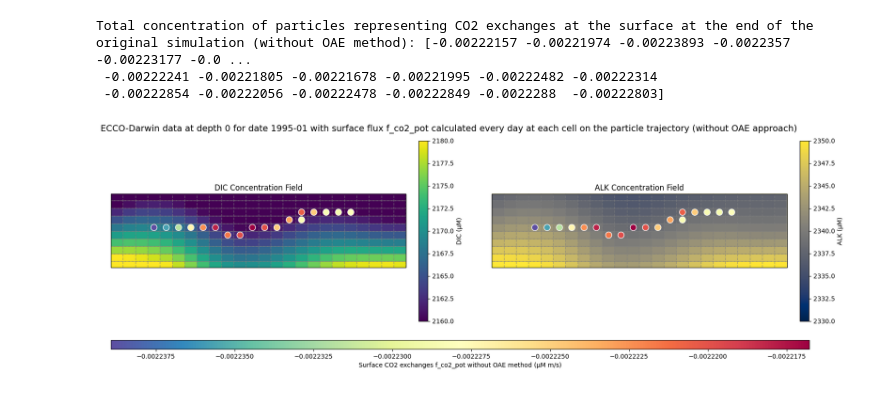
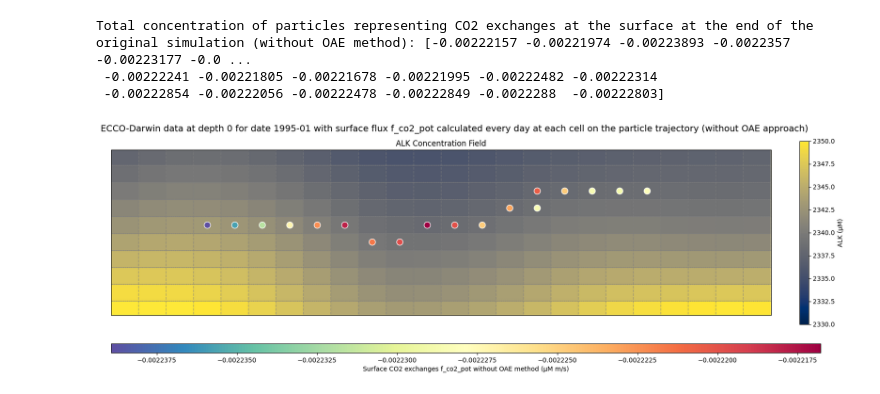
Before and after one commit to ocebousquet/rapid_mCDR_horizontal, a Jupyter notebook: RapidmCDR/LLC270_OceanParcels_rapidmCDR.ipynb, the cells around one changed output. Saved outputs shown, nothing was run; the diff lists cells and outputs as text; code cells hidden in the pictures.

```diff
--- a/RapidmCDR/LLC270_OceanParcels_rapidmCDR.ipynb
+++ b/RapidmCDR/LLC270_OceanParcels_rapidmCDR.ipynb
@@ -83,9 +83,10 @@ fieldset.add_field(field_f_co2_pot)
 for f in [fieldset.U, fieldset.V, fieldset.ALK0, fieldset.DIC0, fieldset.DIC, fieldset.ALK]:
     f.data = f.data.astype(np.float64)
 
-# Enable data writing for final DIC and ALK fields
+# Enable data writing for final DIC, ALK and f_co2_pot fields
 fieldset.ALK0.to_write = True
 fieldset.DIC0.to_write = True
+fieldset.f_co2_pot.to_write = True
 # %%
 R = 6371e3  # Average radius of the Earth in meters
 print("Values of velocities U and V in m/s", fieldset.U.data[0, 312, 648], fieldset.V.data[0, 312, 648])
@@ -176,7 +177,7 @@ plt.show()
 ### 1) b. Load the monthly mean forcing data of rapid-mCDR model at the desired area from ECCO-Darwin dataset
 # %%
 # Load the monthly mean forcing data
-data = xr.open_dataset(f"C:\\Users\\ocean\\PycharmProjects\\Master MIX\\StageM2\\ED-OP\\DatasLLC270\\{region}_monthly_mean_forcing_data.nc")
+data = xr.open_dataset(f"C:\\Users\\ocean\\PycharmProjects\\Master MIX\\StageM2\\ED-OP\\DatasLLC270\\{region}_monthly_mean_forcing_data_RapidmCDR.nc")
 
 # Select the time of the data
 data = data.sel(year_month=date)
@@ -196,4 +197,3 @@ fieldset.add_constant("alk_forcing", alk_forcing / area)
 # Add the thickness of the first cell of the vertical grid to the fieldset
 dz = np.abs(Zl[1:] - Zl[:-1]) # Thickness of the vertical grid cells in the rapid-mCDR model
 fieldset.add_constant("dz", dz[0]) # Thickness of the first vertical layer
-Zl
@@ -287,6 +277,7 @@ def RapidmCDRModel(particle, fieldset, time):
     # Update the concentration field time to ensure temporal consistency
     fieldset.ALK0.grid.time[0] = time
     fieldset.DIC0.grid.time[0] = time
+    fieldset.f_co2_pot.grid.time[0] = time
 # %%
 def AdvectionParticle(particle, fieldset, time):
     """
@@ -604,12 +595,12 @@ Total concentration of particles representing CO2 exchanges at the surface at th
 # %%
 # Plotting parameters
 extent = [-3, 5, -50, -48]
-var_names = ["DIC", "ALK"]
+var_names = ["ALK", "DIC"]
 flux_name = "f_co2_pot"
-fields = [fieldset.DIC.data[0], fieldset.ALK.data[0]]  # µMol C and µMol ALK
-cmaps = ["viridis", "cividis"]
-vmins = [2160, 2330]
-vmaxs = [2180, 2350]
+fields = [fieldset.ALK.data[0], fieldset.DIC.data[0]]  # µMol ALK and µMol C (carbon)
+cmaps = ["cividis", "viridis"]
+vmins = [2330, 2160]
+vmaxs = [2350, 2180]
 
 # Grid coordinates
 longitudes = fieldset.DIC.grid.lon
@@ -623,40 +614,40 @@ f_co2_pot_mask = f_co2_pot[valid_mask]
 
 # Create figure
 fig = plt.figure(figsize=(20, 6))
-gs = gridspec.GridSpec(2, 2, height_ratios=[20, 1])
+gs = gridspec.GridSpec(2, 1, height_ratios=[20, 1])
 fig.suptitle(f"ECCO-Darwin data at depth {depth} for date {date} with surface flux {flux_name} calculated every day at each cell on the particle trajectory (without OAE approach)", fontsize=14, y=0.94)
 
 # Create the two map plots
-for i in range(2):
+for i in range(1):
     ax = fig.add_subplot(gs[0, i], projection=ccrs.PlateCarree())
     ax.set_extent(extent, crs=ccrs.PlateCarree())  # Set the map extent
     ax.add_feature(cfeature.LAND, edgecolor="black", facecolor="floralwhite")  # Add land features
 
     # Display the concentration field
     mesh = ax.pcolormesh(longitudes, latitudes, fields[i], transform=ccrs.PlateCarree(), cmap=cmaps[i], vmin=vmins[i], vmax=vmaxs[i])
 
     # Add velocity gridlines (U and V grid)
     for x in range(fieldset.V.grid.lon.shape[0]):
         ax.plot(fieldset.V.grid.lon[x, :], fieldset.V.grid.lat[x, :], color='gray', linewidth=1.1, linestyle='--', transform=ccrs.PlateCarree(), alpha=0.6)
     for y in range(fieldset.U.grid.lon.shape[1]):
         ax.plot(fieldset.U.grid.lon[:, y], fieldset.U.grid.lat[:, y], color='gray', linewidth=1.1, linestyle='--', transform=ccrs.PlateCarree(), alpha=0.6)
 
     # Add f_co2_pot values as scatter points
     cbar = ax.scatter(lon_mask, lat_mask, c=f_co2_pot_mask, transform=ccrs.PlateCarree(), s=100, edgecolor="white", cmap="Spectral_r")
 
     ax.set_title(f"{var_names[i]} Concentration Field")
     ax.set_xlabel("Longitude")
     ax.set_ylabel("Latitude")
 
     # Colorbar for the background field (DIC or ALK)
     cbar_main = fig.colorbar(mesh, ax=ax, orientation="vertical", fraction=0.03, pad=0.04)
     cbar_main.set_label(f"{var_names[i]} (µM)")
 
 # Colorbar for the particle flux
 cax = fig.add_subplot(gs[1, :])
 cbar_particles = fig.colorbar(cbar, cax=cax, orientation="horizontal")
 cbar_particles.set_label(f"Surface CO2 exchanges {flux_name} without OAE method (µM m/s)")
 
 plt.show()
 # %% [output]
-[figure, old version]
+[figure, new version]
```
Also changed, not shown: parts of 1 cell of this notebook, 2 other files.
